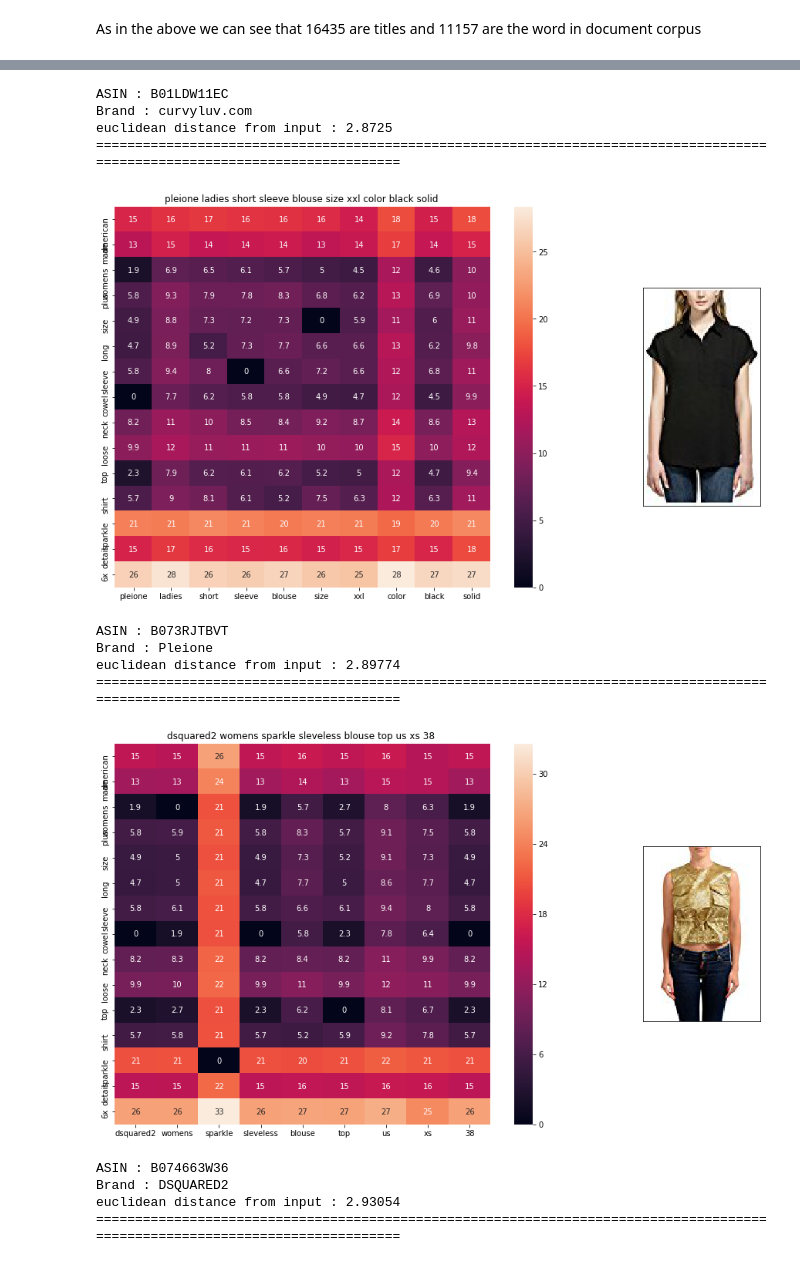
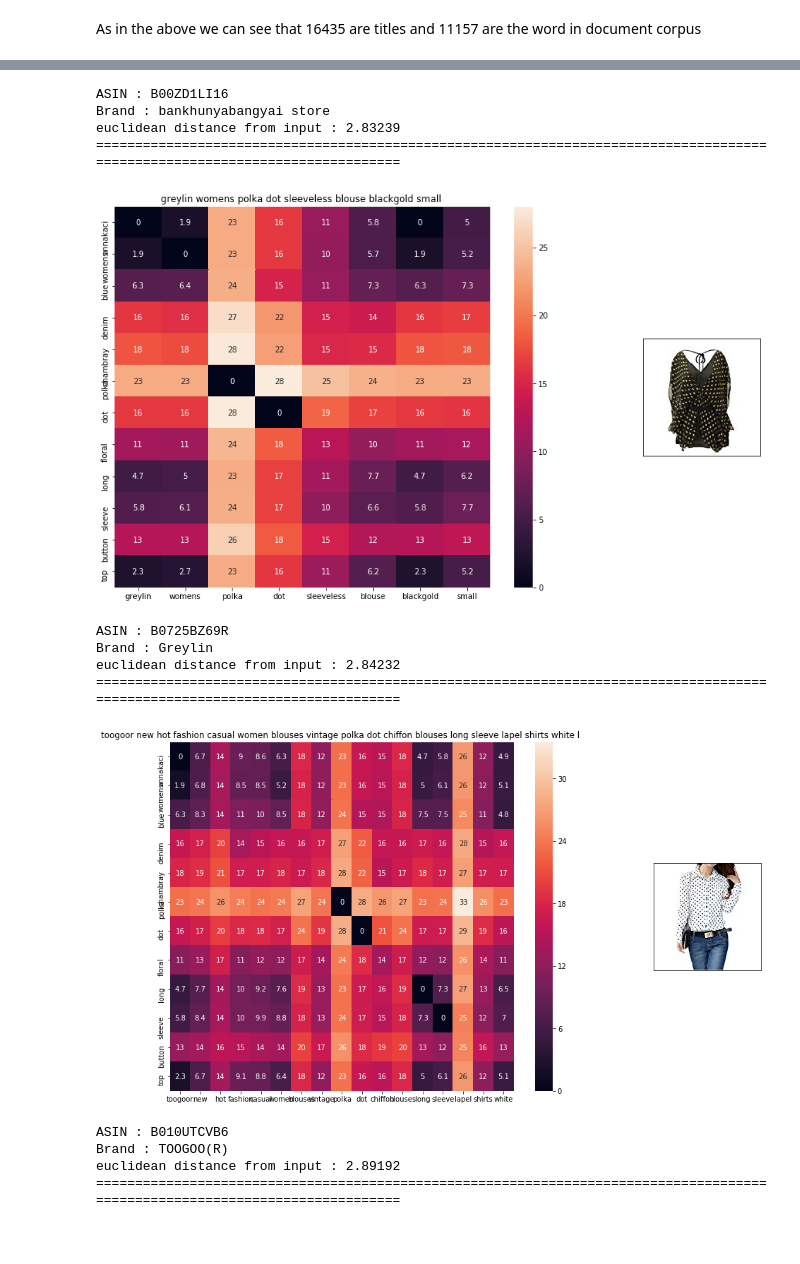
Before and after one commit to karangupta26/Apparel-Recommendation-System, a Jupyter notebook: RecommendationSystem.ipynb, the cells around one changed output, grey strips where cells are left out. Cells and saved outputs as stored; diff of their text form; code cells hidden in the pictures.

```diff
--- a/RecommendationSystem.ipynb
+++ b/RecommendationSystem.ipynb
@@ -553,18 +572,7 @@ def get_distance(vec1, vec2):
     # final_dist[i,j] = euclidean distance between vectors i, j
     return np.array(final_dist)
 # %%
-with open('word2vec_model', 'rb') as handle:
-    model = pickle.load(handle)
-# vocab = stores all the words that are there in google w2v model
-vocab = model.keys()
-doc_id = 0
-w2v_title_weight = []
-# for every title we build a weighted vector representation
-for i in data['title']:
-    w2v_title_weight.append(build_avg_vec(i, 300, doc_id,'weighted'))
-    doc_id += 1
-# w2v_title = np.array(# number of doc in courpus * 300), each row corresponds to a doc
-w2v_title_weight = np.array(w2v_title_weight)
+
 
 # this function will add the vectors of each word and returns the avg vector of given sentance
 def build_avg_vec(sentence, num_features, doc_id, m_name):
@@ -596,7 +604,8 @@ def display_img(url,ax,fig):
     img = Image.open(BytesIO(response.content))
     # we will display it in notebook
     plt.imshow(img)
-def heat_map_w2v(sentence1, sentence2, url, doc_id1, doc_id2, model):
+#The Below code is is for the weighted IDF Word2Vec
+"""def heat_map_w2v(sentence1, sentence2, url, doc_id1, doc_id2, model):
     # sentance1 : title1, input apparel
     # sentance2 : title2, recommended apparel
     # url: apparel image url
@@ -658,6 +667,6 @@ def weighted_w2v_model(doc_id, num_results):
         print('ASIN :',data['asin'].loc[df_indices[i]])
         print('Brand :',data['brand'].loc[df_indices[i]])
         print('euclidean distance from input :', pdists[i])
-        print('='*125)
-weighted_w2v_model(20,10)
+        print('='*125)"""
+weighted_w2v_model(15623,20)
 # %% [output]
@@ -675,14 +684,14 @@ euclidean distance from input : 2.85304
-ASIN : B01LDW11EC
-Brand : curvyluv.com
-euclidean distance from input : 2.8725
+ASIN : B00ZD1LI16
+Brand : bankhunyabangyai store
+euclidean distance from input : 2.83239
 =============================================================================================================================
-[figure, old version]
+[figure, new version]
-ASIN : B073RJTBVT
-Brand : Pleione
-euclidean distance from input : 2.89774
+ASIN : B0725BZ69R
+Brand : Greylin
+euclidean distance from input : 2.84232
 =============================================================================================================================
-[figure, old version]
+[figure, new version]
-ASIN : B074663W36
-Brand : DSQUARED2
-euclidean distance from input : 2.93054
+ASIN : B010UTCVB6
+Brand : TOOGOO(R)
+euclidean distance from input : 2.89192
 =============================================================================================================================
```
Also changed, not shown: parts of 7 cells of this notebook.
